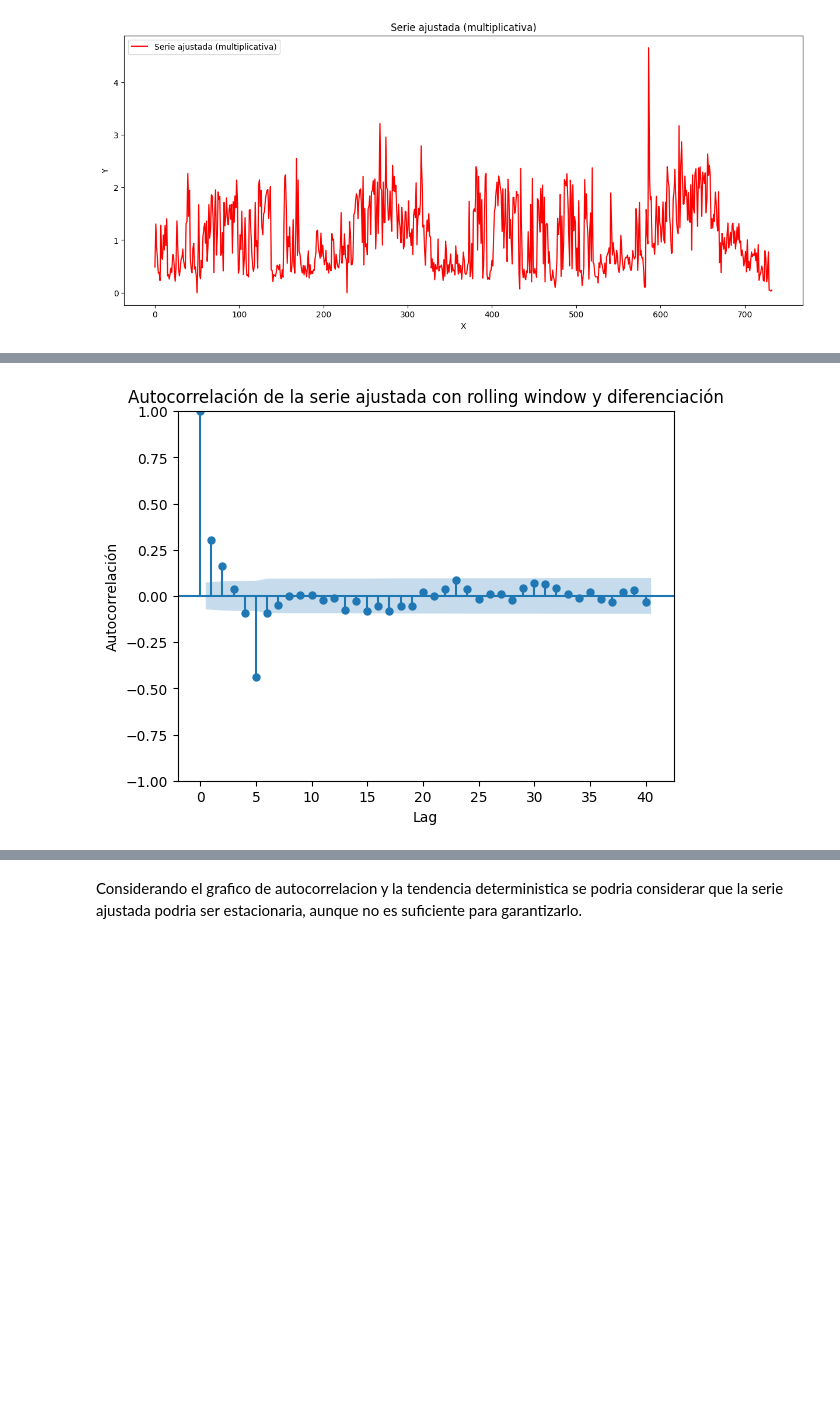
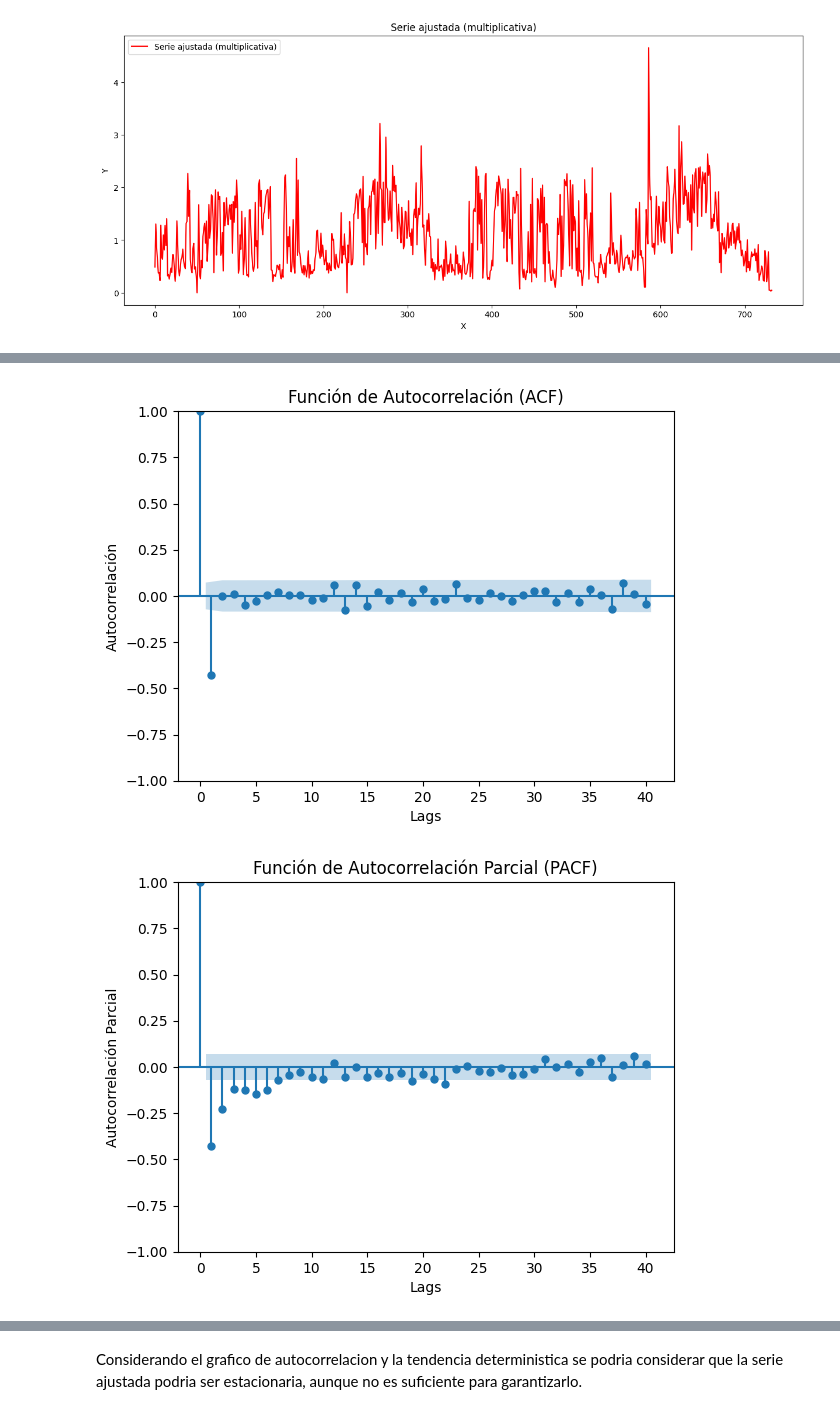
Before and after one commit to rpazos98/series-temporales, a Jupyter notebook: TP_Series_Temporales_Rodrigo_Pazos.ipynb, the cells around one changed output, grey strips where cells are left out. Drawn from its saved outputs; the diff is of its cells as text; code cells hidden in the pictures; blank space fills up the shorter version.

```diff
--- a/TP_Series_Temporales_Rodrigo_Pazos.ipynb
+++ b/TP_Series_Temporales_Rodrigo_Pazos.ipynb
@@ -184,11 +309,19 @@ plt.show()
 # %%
-from statsmodels.graphics.tsaplots import plot_acf
+from statsmodels.graphics.tsaplots import plot_acf, plot_pacf
 
-plot_acf(df_ajustado_rolling_diff['Serie_Ajustada'].dropna(), lags=40) ## -> ver parte de MA
-## autocorrleacion parcial ->
-plt.xlabel('Lag')
+# Trazar ACF
+plot_acf(df_ajustado_diff['Serie_Ajustada'].dropna(), lags=40)
+plt.xlabel('Lags')
 plt.ylabel('Autocorrelación')
-plt.title('Autocorrelación de la serie ajustada con rolling window y diferenciación')
+plt.title('Función de Autocorrelación (ACF)')
 plt.show()
+
+# Trazar PACF
+plot_pacf(df_ajustado_diff['Serie_Ajustada'].dropna(), lags=40)
+plt.xlabel('Lags')
+plt.ylabel('Autocorrelación Parcial')
+plt.title('Función de Autocorrelación Parcial (PACF)')
+plt.show()
 # %% [output]
-[figure, old version]
+[figure, new version]
+[figure, added]
```
Also changed, not shown: parts of 7 cells of this notebook.
